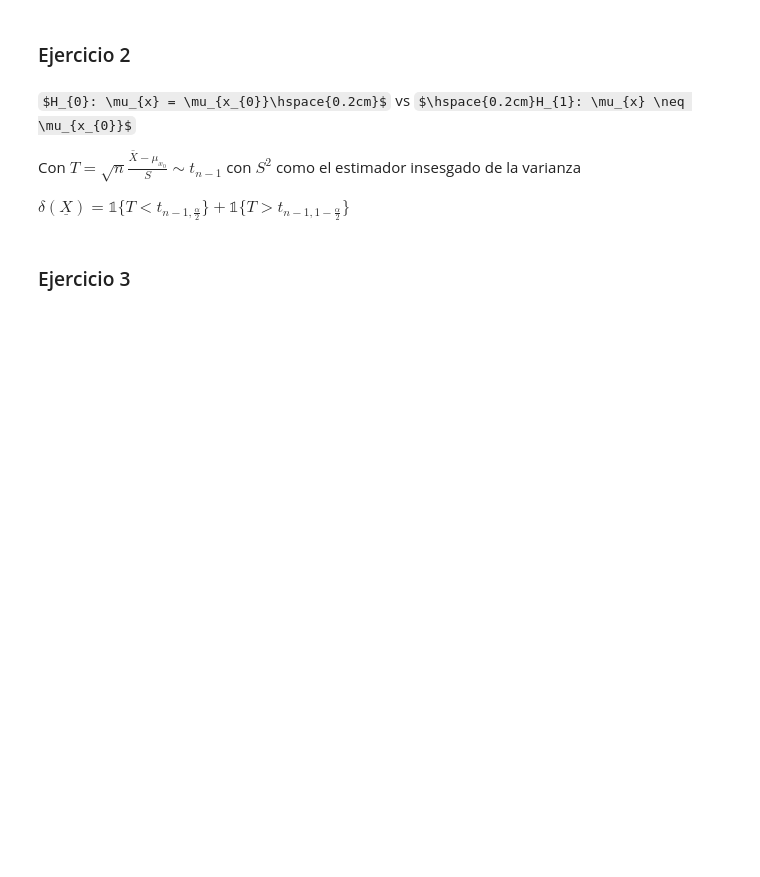
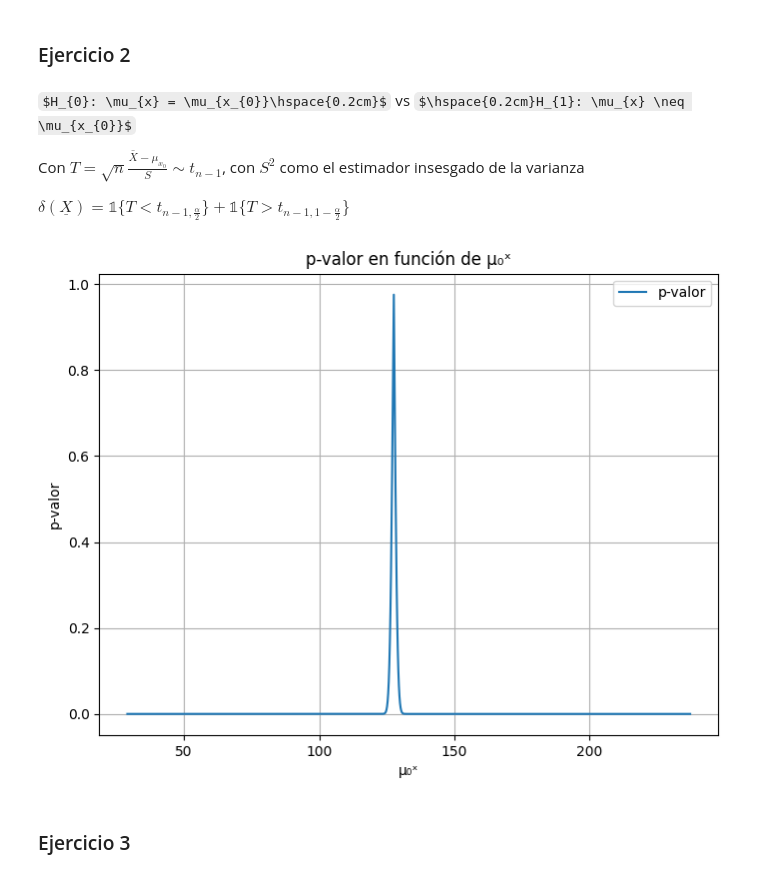
Before and after one commit to Taielmolina01/TP-Proba, a Jupyter notebook: tp.ipynb, the cells around one changed output. Drawn from its saved outputs; the diff is of its cells as text; code cells hidden in the pictures; some formulas as TeX source; blank space fills up the shorter version.

```diff
--- a/tp.ipynb
+++ b/tp.ipynb
@@ -127,6 +125,28 @@ La estimación de la varianza de la batería es de 15.566 hs.
 # %% [markdown]
 $H_{0}: \mu_{x} = \mu_{x_{0}}\hspace{0.2cm}$ vs $\hspace{0.2cm}H_{1}: \mu_{x} \neq \mu_{x_{0}}$
 
-Con $T = \sqrt{n} \frac{\bar{X} - \mu_{x_{0}}}{S} \sim t_{n-1}$ con $S^2$ como el estimador insesgado de la varianza
+Con $T = \sqrt{n} \frac{\bar{X} - \mu_{x_{0}}}{S} \sim t_{n-1}$, con $S^2$ como el estimador insesgado de la varianza
 
 $\delta(\underline{X}) = \mathbb{1}\{T < t_{n - 1, \frac{\alpha}{2}}\} + \mathbb{1}\{T > t_{n - 1, 1 - \frac{\alpha}{2}}\}$
+# %%
+mu_x_values = np.linspace(df[columna_capacidad].min(), df[columna_capacidad].max(), 1000)
+
+p_values = []
+
+values = {}
+
+for mu_x in mu_x_values:
+    _, p_value = sp.ttest_1samp(df[columna_capacidad], mu_x)
+    values[mu_x] = p_value
+    p_values.append(p_value)
+
+plt.figure(figsize=(8, 6))
+plt.plot(mu_x_values, p_values, label="p-valor")
+plt.xlabel("μ₀ˣ")
+plt.ylabel("p-valor")
+plt.title("p-valor en función de μ₀ˣ")
+plt.grid(True)
+plt.legend()
+plt.show()
+# %% [output]
+[figure, added]
```
Also changed, not shown: parts of 2 cells of this notebook.
